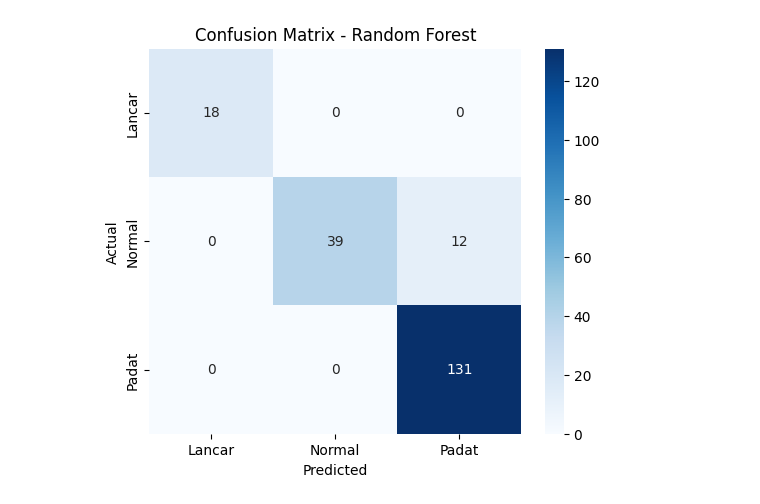
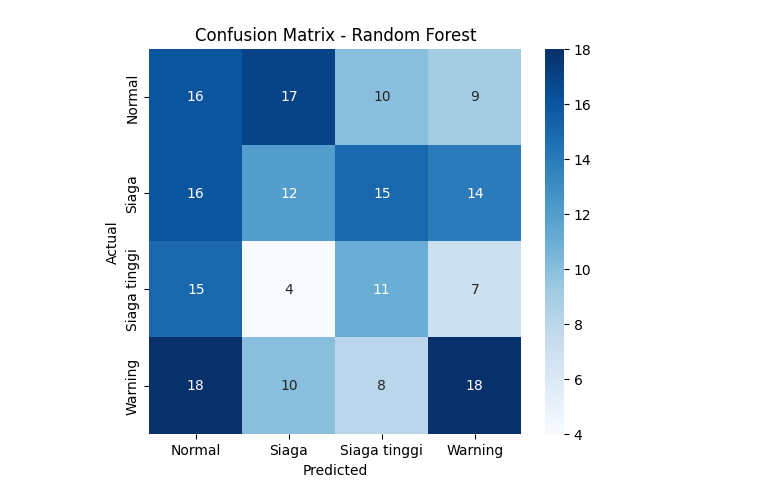
Before and after one commit to rainardw/TUGAS-BESAR-BIG-DATA-CCTV-KOTA-MATARAM, a Jupyter notebook: TUGAS_BESAR_CCTV_KOTA_MATARAM_WITH_COMP.ipynb, the cells around one changed output. Saved outputs shown, nothing was run; the diff lists cells and outputs as text; code cells hidden in the pictures.

```diff
--- a/TUGAS_BESAR_CCTV_KOTA_MATARAM_WITH_COMP.ipynb
+++ b/TUGAS_BESAR_CCTV_KOTA_MATARAM_WITH_COMP.ipynb
@@ -149,6 +173,6 @@ for col in label_cols:
 # %%
-X = df_encoded.drop(columns=["traffic_status", "timestamp"])
-y = df_encoded["traffic_status"]
+X = df_encoded.drop(columns=["status_sistem", "waktu"])
+y = df_encoded["status_sistem"]
 
 X_train, X_test, y_train, y_test = train_test_split(
     X, y, test_size=0.2, random_state=42
@@ -240,16 +285,16 @@ plt.show()
 # %%
 cm = confusion_matrix(y_test, rf_pred)
 
 plt.figure(figsize=(6, 5))
 sns.heatmap(cm, annot=True, fmt="d", cmap="Blues",
-            xticklabels=encoders["traffic_status"].classes_,
-            yticklabels=encoders["traffic_status"].classes_)
+            xticklabels=encoders["status_sistem"].classes_,
+            yticklabels=encoders["status_sistem"].classes_)
 plt.title("Confusion Matrix - Random Forest")
 plt.xlabel("Predicted")
 plt.ylabel("Actual")
 plt.show()
 # %% [output]
-[figure, old version]
+[figure, new version]
 # %%
 from sklearn.metrics import accuracy_score
 
```
Also changed, not shown: parts of 8 cells of this notebook.
